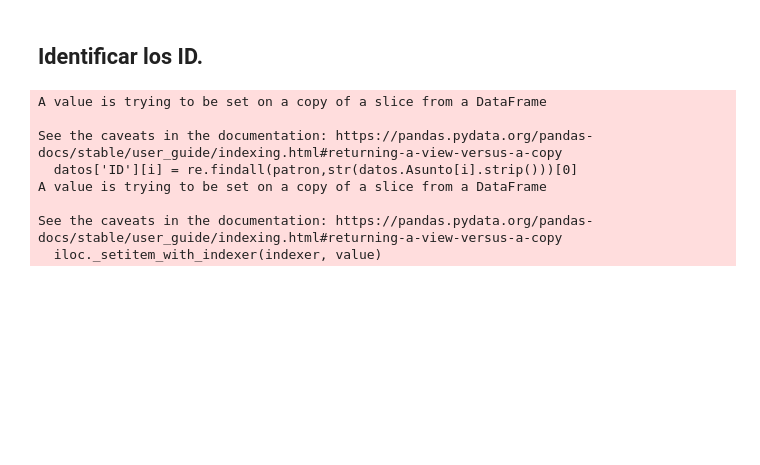
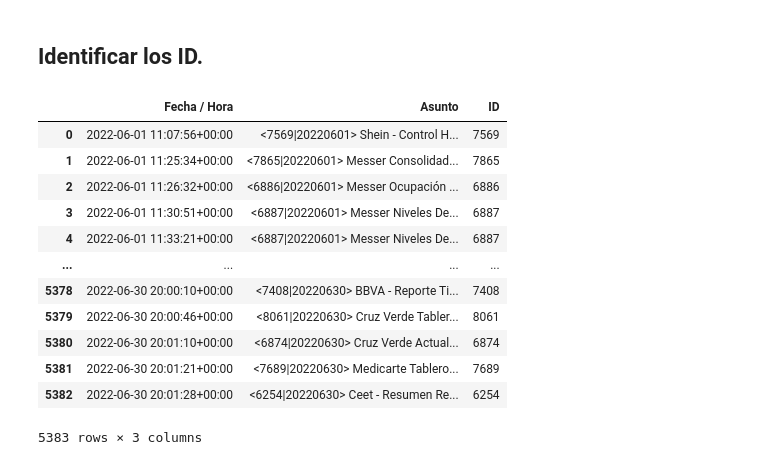
Before and after one commit to HonorioConHache/Dataejercicio_1, a Jupyter notebook: index.ipynb, the cells around one changed output. Saved outputs shown, nothing was run; the diff lists cells and outputs as text; code cells hidden in the pictures; blank space fills up the shorter version.

```diff
--- a/index.ipynb
+++ b/index.ipynb
@@ -85,16 +84,19 @@ datos.head(10)
 # %% [markdown]
 ## Identificar los ID.
-# %%
-datos['ID'] = 0
-patron = r'<(\d{4})|'
-for i in range(len(datos)):
-    datos['ID'][i] = re.findall(patron,str(datos.Asunto[i].strip()))[0]
-# %% [output]
-A value is trying to be set on a copy of a slice from a DataFrame
-
-See the caveats in the documentation: https://pandas.pydata.org/pandas-docs/stable/user_guide/indexing.html#returning-a-view-versus-a-copy
-  datos['ID'][i] = re.findall(patron,str(datos.Asunto[i].strip()))[0]
-A value is trying to be set on a copy of a slice from a DataFrame
-
-See the caveats in the documentation: https://pandas.pydata.org/pandas-docs/stable/user_guide/indexing.html#returning-a-view-versus-a-copy
-  iloc._setitem_with_indexer(indexer, value)
+# %%
+datos['ID'] = datos['Asunto'].str.extract('(\d{4})')
+datos
+# %% [output]
+|  | Fecha / Hora | Asunto | ID |
+| 0 | 2022-06-01 11:07:56+00:00 | <7569|20220601> Shein - Control H... | 7569 |
+| 1 | 2022-06-01 11:25:34+00:00 | <7865|20220601> Messer Consolidad... | 7865 |
+| 2 | 2022-06-01 11:26:32+00:00 | <6886|20220601> Messer Ocupación ... | 6886 |
+| 3 | 2022-06-01 11:30:51+00:00 | <6887|20220601> Messer Niveles De... | 6887 |
+| 4 | 2022-06-01 11:33:21+00:00 | <6887|20220601> Messer Niveles De... | 6887 |
+| ... | ... | ... | ... |
+| 5378 | 2022-06-30 20:00:10+00:00 | <7408|20220630> BBVA - Reporte Ti... | 7408 |
+| 5379 | 2022-06-30 20:00:46+00:00 | <8061|20220630> Cruz Verde Tabler... | 8061 |
+| 5380 | 2022-06-30 20:01:10+00:00 | <6874|20220630> Cruz Verde Actual... | 6874 |
+| 5381 | 2022-06-30 20:01:21+00:00 | <7689|20220630> Medicarte Tablero... | 7689 |
+| 5382 | 2022-06-30 20:01:28+00:00 | <6254|20220630> Ceet - Resumen Re... | 6254 |
+5383 rows × 3 columns
```
Also changed, not shown: parts of 14 cells of this notebook.
